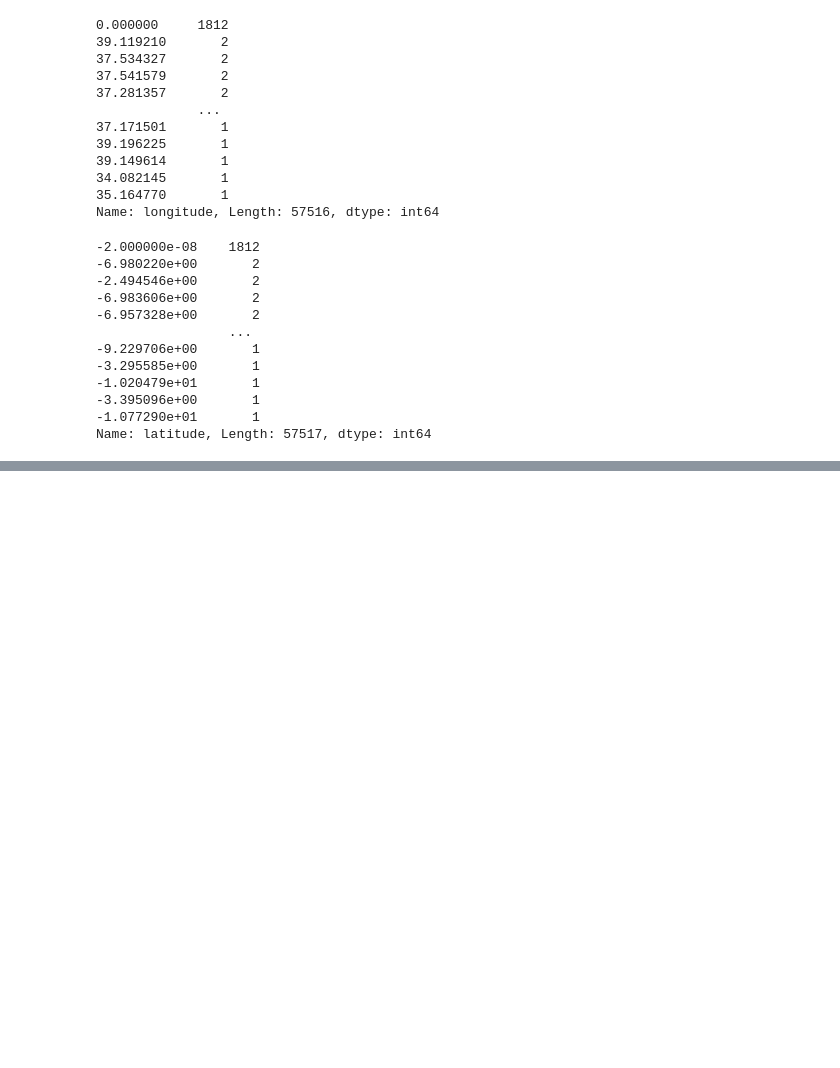
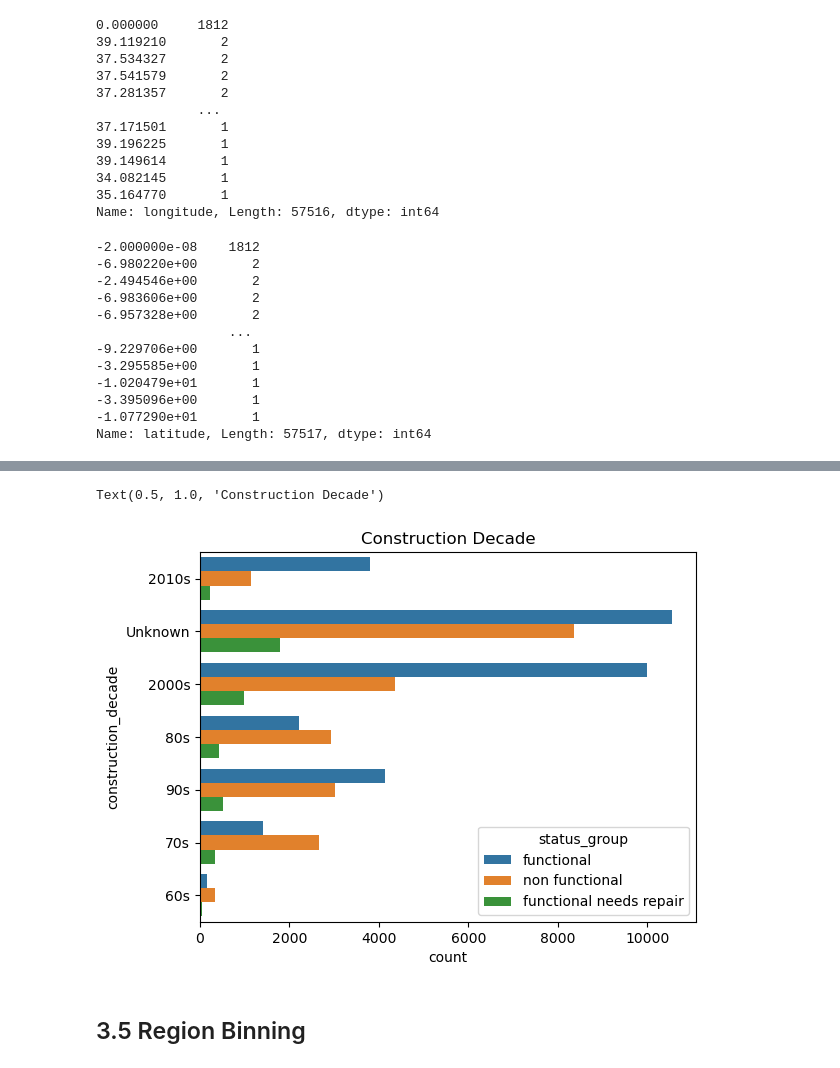
Before and after one commit to JasonErwin/dma-project, a Jupyter notebook: testing-notebooks/Jason_Preprocessing.ipynb, the cells around one changed output, grey strips where cells are left out. Drawn from its saved outputs; the diff is of its cells as text; code cells hidden in the pictures; blank space fills up the shorter version.

```diff
--- a/testing-notebooks/Jason_Preprocessing.ipynb
+++ b/testing-notebooks/Jason_Preprocessing.ipynb
@@ -980,0 +1056,20 @@ Index(['id', 'amount_tsh', 'date_recorded', 'funder', 'gps_height',
+# %%
+# Function for Region Column Binning.
+# Binning done based on the decade.
+
+def label_construction_year (row):
+    if row['construction_year'] in [1960,1961,1962,1963,1964,1965,1966,1967,1968,1969]:
+        return "60s"
+    if row['construction_year'] in [1970,1971,1972,1973,1974,1975,1976,1977,1978,1979]:
+        return "70s"
+    if row['construction_year'] in [1980,1981,1982,1983,1984,1985,1986,1987,1988,1989]:
+        return "80s"
+    if row['construction_year'] in [1990,1991,1992,1993,1994,1995,1996,1997,1998,1999]:
+        return "90s"
+    if row['construction_year'] in [2000,2001,2002,2003,2004,2005,2006,2007,2008,2009]:
+        return "2000s"
+    if row['construction_year'] in [2010,2011,2012,2013]:
+        return "2010s"
+    return "Unknown"
+
+df_combined['construction_decade'] = df_combined.apply(lambda row: label_construction_year(row), axis=1)
@@ -980,0 +1087,8 @@ Index(['id', 'amount_tsh', 'date_recorded', 'funder', 'gps_height',
+# %%
+sns.countplot(data=df_combined, y='construction_decade', hue='status_group', dodge=1.0)
+plt.title('Construction Decade')
+# %% [output]
+Text(0.5, 1.0, 'Construction Decade')
+[figure, added]
+# %% [markdown]
+## 3.5 Region Binning
```
Also changed, not shown: parts of 46 cells of this notebook.
